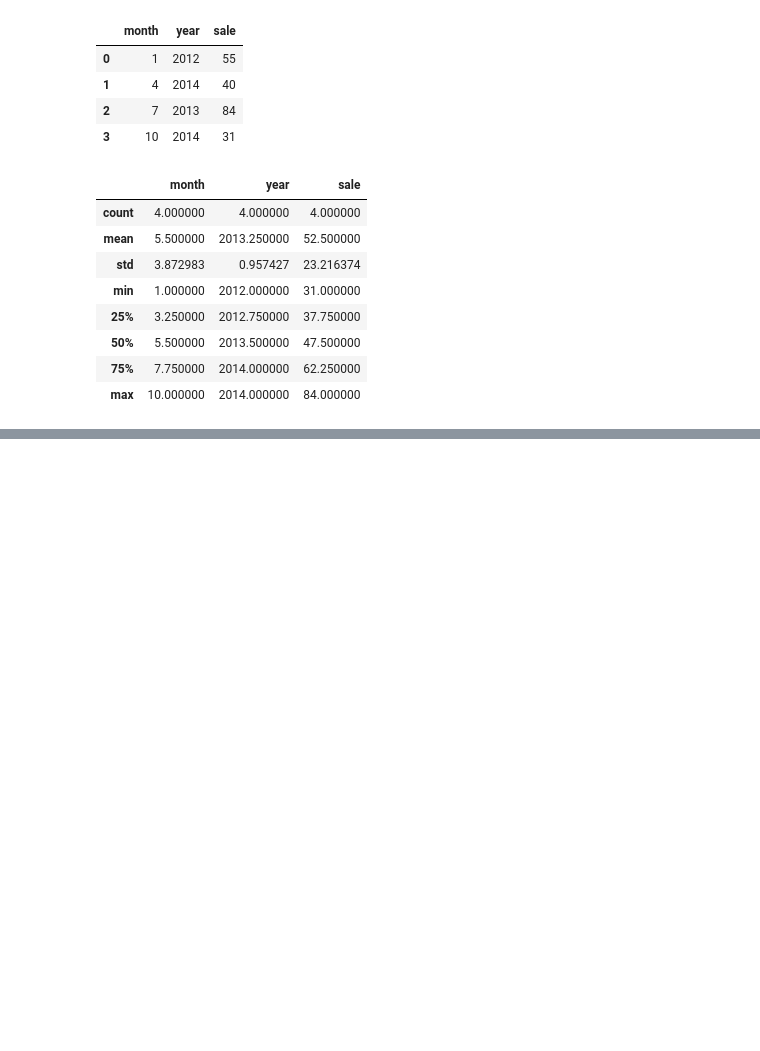
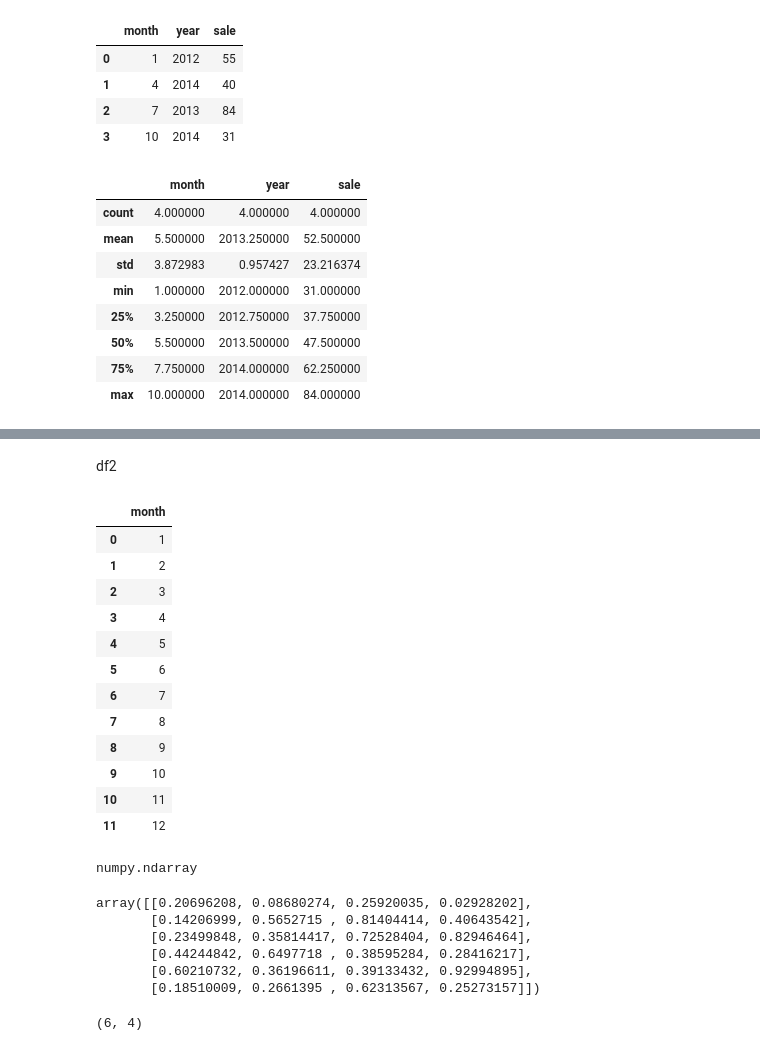
Before and after one commit to etassone1974/matplotlib-challenge, a Jupyter notebook: Untitled.ipynb, the cells around one changed output, grey strips where cells are left out. Saved outputs shown, nothing was run; the diff lists cells and outputs as text; code cells hidden in the pictures; blank space fills up the shorter version.

```diff
--- a/Untitled.ipynb
+++ b/Untitled.ipynb
@@ -32,0 +56,2 @@ df.describe(include="all")
+# %%
+df2 = pd.DataFrame({'month': np.arange(1,13)})
@@ -32,0 +60,18 @@ df.describe(include="all")
+# %% [markdown]
+df2
+# %%
+df2.head(20)
+# %% [output]
+|  | month |
+| 0 | 1 |
+| 1 | 2 |
+| 2 | 3 |
+| 3 | 4 |
+| 4 | 5 |
+| 5 | 6 |
+| 6 | 7 |
+| 7 | 8 |
+| 8 | 9 |
+| 9 | 10 |
+| 10 | 11 |
+| 11 | 12 |
@@ -32,0 +80,17 @@ df.describe(include="all")
+# %%
+type(test)
+# %% [output]
+numpy.ndarray
+# %%
+test
+# %% [output]
+array([[0.20696208, 0.08680274, 0.25920035, 0.02928202],
+       [0.14206999, 0.5652715 , 0.81404414, 0.40643542],
+       [0.23499848, 0.35814417, 0.72528404, 0.82946464],
+       [0.44244842, 0.6497718 , 0.38595284, 0.28416217],
+       [0.60210732, 0.36196611, 0.39133432, 0.92994895],
+       [0.18510009, 0.2661395 , 0.62313567, 0.25273157]])
+# %%
+test.shape
+# %% [output]
+(6, 4)
```
Also changed, not shown: parts of 21 cells of this notebook, 2 other files.
